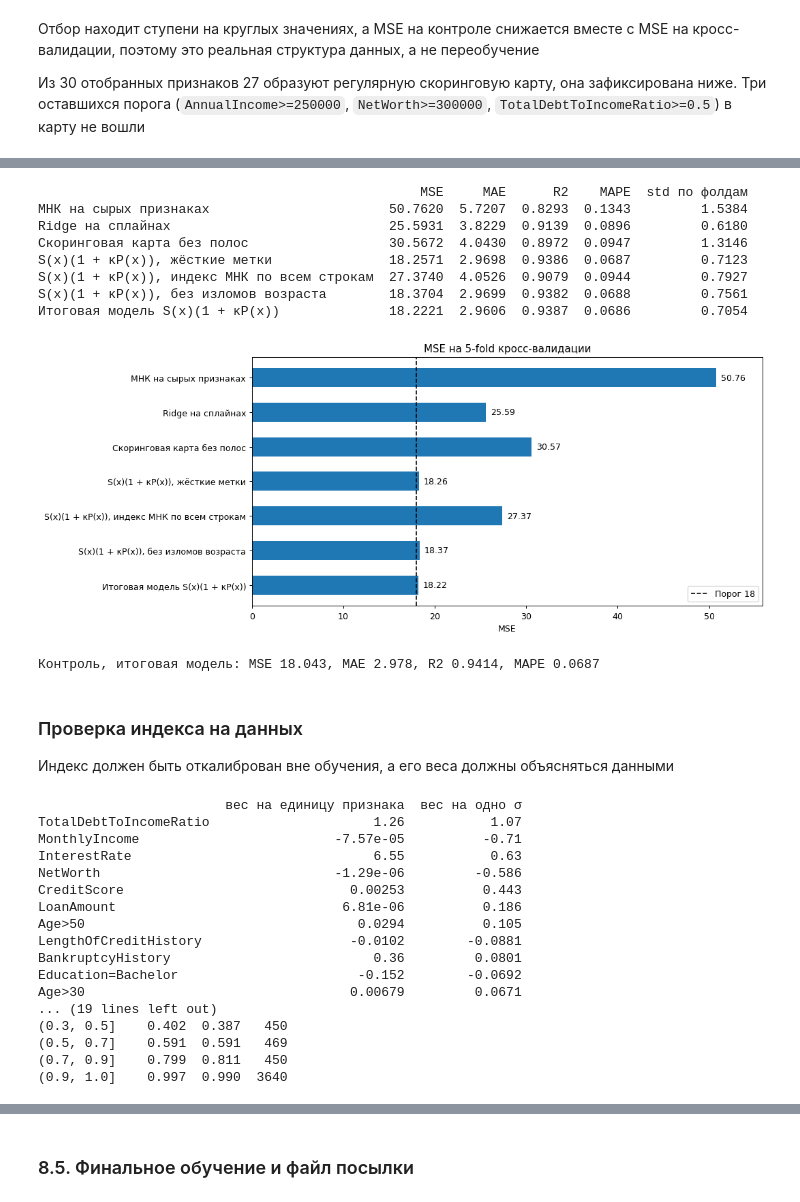
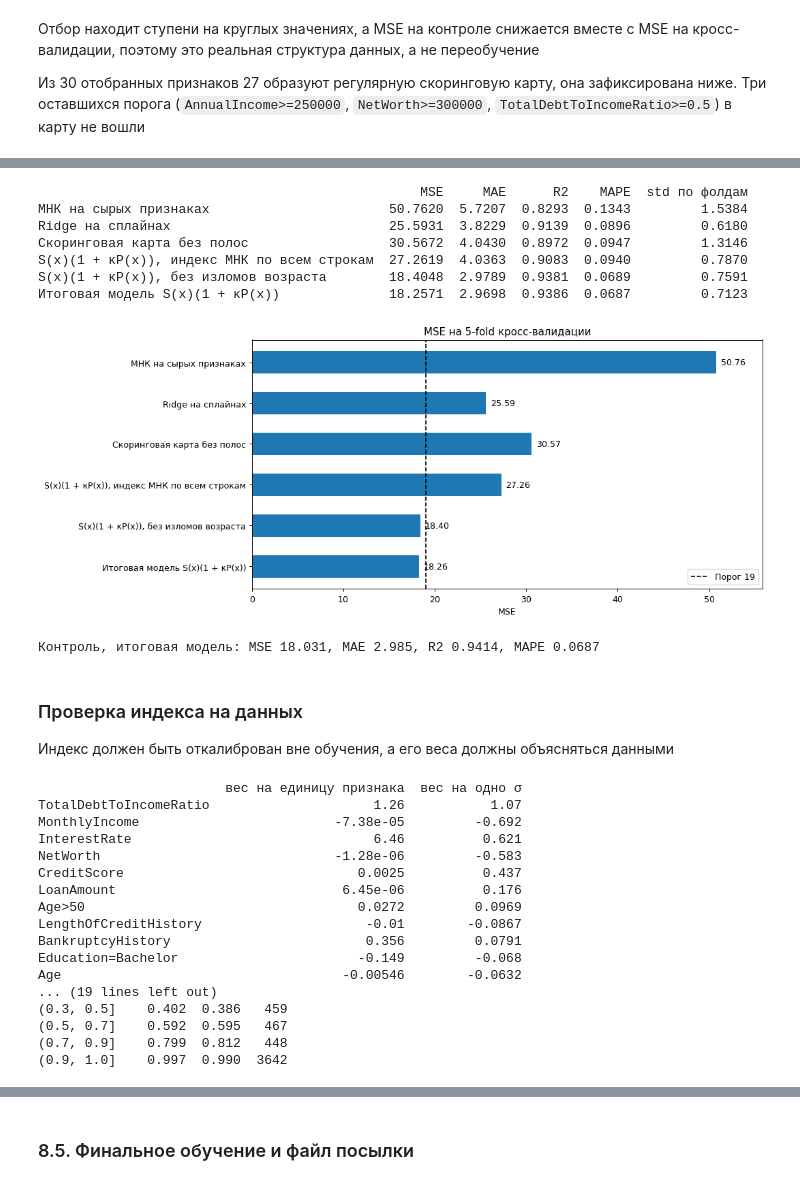
Before and after one commit to SpaghettiRebel/ML-labs, a Jupyter notebook: lab1/lab1.ipynb, the cells around one changed output, grey strips where cells are left out. Cells and saved outputs as stored; diff of their text form; code cells hidden in the pictures.

```diff
--- a/lab1/lab1.ipynb
+++ b/lab1/lab1.ipynb
@@ -19,7 +19,7 @@ from sklearn.linear_model import LinearRegression as SkLinearRegression, SGDRegr
 from sklearn.metrics import mean_squared_error, mean_absolute_error, r2_score, mean_absolute_percentage_error
 
 SEED = 42
-THRESHOLD = 18.0
+THRESHOLD = 19.0
 np.random.seed(SEED)
 DATA = Path('data') if Path('data').exists() else Path('lab1/data')
 OUT = DATA.parent
@@ -1051,15 +1051,16 @@ class ScorecardMixtureRegression:
     прогноз E[y | x] = S(x) · (1 + κ · P(x)).
     S(x) это линейная скоринговая карта, κ это множитель верхней полосы, P(x) это линейный индекс, обрезанный до [0, 1]
     '''
-    def __init__(self, soft=True, near_iters=4, age_knots=(30, 40, 50, 60), kappa0=.36, max_em_iter=25, lam_index=1e-3):
-        self.soft, self.near_iters, self.age_knots = soft, near_iters, age_knots
-        self.kappa0, self.max_em_iter, self.lam_index = kappa0, max_em_iter, lam_index
+    def __init__(self, near_iters=4, age_knots=(30, 40, 50, 60), kappa0=.36, max_iter=25, lam_index=1e-3):
+        self.near_iters, self.age_knots = near_iters, age_knots
+        self.kappa0, self.max_iter, self.lam_index = kappa0, max_iter, lam_index
 
     def _fit_score(self, A, y):
+        '''МНК при текущих метках полос и переразметка каждой строки в ближайшую полосу, пока метки меняются'''
         kappa, labels = self.kappa0, None
         ols = LinearRegression(method='analytic', fit_intercept=False)
         w = ols.fit(A, y / (1 + kappa * (y > np.median(y)))).coef_
-        for _ in range(self.max_em_iter):
+        for _ in range(self.max_iter):
             S = A @ w
             new_labels = (np.abs(y - S * (1 + kappa)) < np.abs(y - S)).astype(float)
             if labels is not None and (new_labels == labels).all():
@@ -1081,40 +1082,13 @@ class ScorecardMixtureRegression:
             model = fit(X[near], r[near])
         return model
 
-    def _fit_score_soft(self, A, y, X, w, kappa, labels, n_rounds=4, n_steps=10):
-        '''
-        EM вместо жёстких меток, r это вероятность верхней полосы при известном y.
-        Каждая строка входит в МНК дважды, с весами r и 1 - r. Априорная вероятность полосы берётся из индекса
-        '''
-        ols = LinearRegression(method='analytic', fit_intercept=False)
-        sigma2 = np.mean((y - (A @ w) * (1 + kappa * labels)) ** 2)
-        prior = np.full(len(y), .5)
-        for _ in range(n_rounds):
-            for _ in range(n_steps):
-                S = A @ w
-                log_ratio = (((y - S) ** 2 - (y - S * (1 + kappa)) ** 2) / (2 * sigma2))
-                r = prior / (prior + (1 - prior) * np.exp(-np.clip(log_ratio, -500, 500)))
-                root_r, root_q = np.sqrt(r)[:, None], np.sqrt(1 - r)[:, None]
-                design = np.vstack([A * (1 + kappa) * root_r, A * root_q])
-                target = np.concatenate([y * root_r[:, 0], y * root_q[:, 0]])
-                w = ols.fit(design, target).coef_
-                S = A @ w
-                kappa = np.sum(r * S * (y - S)) / np.sum(r * S * S)
-                sigma2 = np.mean(r * (y - S * (1 + kappa)) ** 2 + (1 - r) * (y - S) ** 2)
-            prior = np.clip(self._fit_index(X, r).predict(X), 1e-3, 1 - 1e-3)
-        return w, kappa, r
-
     def fit(self, df, y):
         y = np.asarray(y, float)
         A = np.column_stack([np.ones(len(y)), scorecard_features(df).to_numpy()])
         self.band_scaler_ = ZScoreScaler()
         X = self.band_scaler_.fit_transform(band_features(df, self.age_knots).to_numpy())
         self.w_, self.kappa_, self.labels_ = self._fit_score(A, y)
-        self.responsibilities_ = self.labels_
-        if self.soft:
-            self.w_, self.kappa_, self.responsibilities_ = self._fit_score_soft(A, y, X, self.w_, self.kappa_, self.labels_)
-            self.labels_ = (self.responsibilities_ > .5).astype(float)
-        self.index_ = self._fit_index(X, self.responsibilities_)
+        self.index_ = self._fit_index(X, self.labels_)
         return self
 
     def band_index(self, df):
@@ -1201,44 +1215,42 @@ class LinearScorecard:
     def fit(self, df, y):
         self.model_ = LinearRegression(method='analytic').fit(scorecard_features(df).to_numpy(), y)
         return self
     def predict(self, df):
         return self.model_.predict(scorecard_features(df).to_numpy())
 
 results['Скоринговая карта без полос'], _ = cv_frame(LinearScorecard, train, y_all)
-results['S(x)(1 + κP(x)), жёсткие метки'], _ = cv_frame(lambda: ScorecardMixtureRegression(soft=False), train, y_all)
 results['S(x)(1 + κP(x)), индекс МНК по всем строкам'], _ = cv_frame(lambda: ScorecardMixtureRegression(near_iters=0), train, y_all)
 results['S(x)(1 + κP(x)), без изломов возраста'], _ = cv_frame(lambda: ScorecardMixtureRegression(age_knots=()), train, y_all)
 results['Итоговая модель S(x)(1 + κP(x))'], final_oof = cv_frame(ScorecardMixtureRegression, train, y_all)
 table = pd.DataFrame(results).T
 print(table.round(4).to_string())
 
 labels = list(table.index)[::-1]
 values = table['MSE'].to_numpy()[::-1]
 fig, ax = plt.subplots(figsize=(12, 5))
 ax.barh(labels, values, height=.55)
 for i, v in enumerate(values):
     ax.text(v + .5, i, f'{v:.2f}', va='center', color='black')
 ax.axvline(THRESHOLD, color='black', linestyle='--', linewidth=1.3, label=f'Порог {THRESHOLD:.0f}')
 ax.set(title='MSE на 5-fold кросс-валидации', xlabel='MSE', xlim=(0, values.max() * 1.1))
 ax.legend(loc='lower right')
 plt.tight_layout(); plt.show()
 
 assert table.loc['Итоговая модель S(x)(1 + κP(x))', 'MSE'] < table['MSE'].drop('Итоговая модель S(x)(1 + κP(x))').min(), 'Итоговая модель должна быть лучше базовых'
 # %% [output]
                                                  MSE     MAE      R2    MAPE  std по фолдам
 МНК на сырых признаках                       50.7620  5.7207  0.8293  0.1343         1.5384
 Ridge на сплайнах                            25.5931  3.8229  0.9139  0.0896         0.6180
 Скоринговая карта без полос                  30.5672  4.0430  0.8972  0.0947         1.3146
-S(x)(1 + κP(x)), жёсткие метки               18.2571  2.9698  0.9386  0.0687         0.7123
-S(x)(1 + κP(x)), индекс МНК по всем строкам  27.3740  4.0526  0.9079  0.0944         0.7927
-S(x)(1 + κP(x)), без изломов возраста        18.3704  2.9699  0.9382  0.0688         0.7561
-Итоговая модель S(x)(1 + κP(x))              18.2221  2.9606  0.9387  0.0686         0.7054
+S(x)(1 + κP(x)), индекс МНК по всем строкам  27.2619  4.0363  0.9083  0.0940         0.7870
+S(x)(1 + κP(x)), без изломов возраста        18.4048  2.9789  0.9381  0.0689         0.7591
+Итоговая модель S(x)(1 + κP(x))              18.2571  2.9698  0.9386  0.0687         0.7123
-[figure, old version]
+[figure, new version]
 # %%
 hold_metrics = all_metrics(y_all[hold], hold_model.predict(train.iloc[hold]))
 print(f'Контроль, итоговая модель: MSE {hold_metrics["MSE"]:.3f}, MAE {hold_metrics["MAE"]:.3f}, R2 {hold_metrics["R2"]:.4f}, MAPE {hold_metrics["MAPE"]:.4f}')
 # %% [output]
-Контроль, итоговая модель: MSE 18.043, MAE 2.978, R2 0.9414, MAPE 0.0687
+Контроль, итоговая модель: MSE 18.031, MAE 2.985, R2 0.9414, MAPE 0.0687
 # %% [markdown]
 ### Проверка индекса на данных
 
@@ -1269,21 +1281,21 @@ assert (calibration['P'] - calibration['b']).abs().max() < .15, 'P(x) плохо
 # %% [output]
                         вес на единицу признака  вес на одно σ
 TotalDebtToIncomeRatio                     1.26           1.07
-MonthlyIncome                         -7.57e-05          -0.71
-InterestRate                               6.55           0.63
-NetWorth                              -1.29e-06         -0.586
-CreditScore                             0.00253          0.443
-LoanAmount                             6.81e-06          0.186
-Age>50                                   0.0294          0.105
-LengthOfCreditHistory                   -0.0102        -0.0881
-BankruptcyHistory                          0.36         0.0801
-Education=Bachelor                       -0.152        -0.0692
-Age>30                                  0.00679         0.0671
+MonthlyIncome                         -7.38e-05         -0.692
+InterestRate                               6.46          0.621
+NetWorth                              -1.28e-06         -0.583
+CreditScore                              0.0025          0.437
+LoanAmount                             6.45e-06          0.176
+Age>50                                   0.0272         0.0969
+LengthOfCreditHistory                     -0.01        -0.0867
+BankruptcyHistory                         0.356         0.0791
+Education=Bachelor                       -0.149         -0.068
+Age                                    -0.00546        -0.0632
 ... (19 lines left out)
-(0.3, 0.5]    0.402  0.387   450
-(0.5, 0.7]    0.591  0.591   469
-(0.7, 0.9]    0.799  0.811   450
-(0.9, 1.0]    0.997  0.990  3640
+(0.3, 0.5]    0.402  0.386   459
+(0.5, 0.7]    0.592  0.595   467
+(0.7, 0.9]    0.799  0.812   448
+(0.9, 1.0]    0.997  0.990  3642
 # %% [markdown]
 Выводы проверки:
 
```
Also changed, not shown: parts of 12 cells of this notebook, 1 other file.
